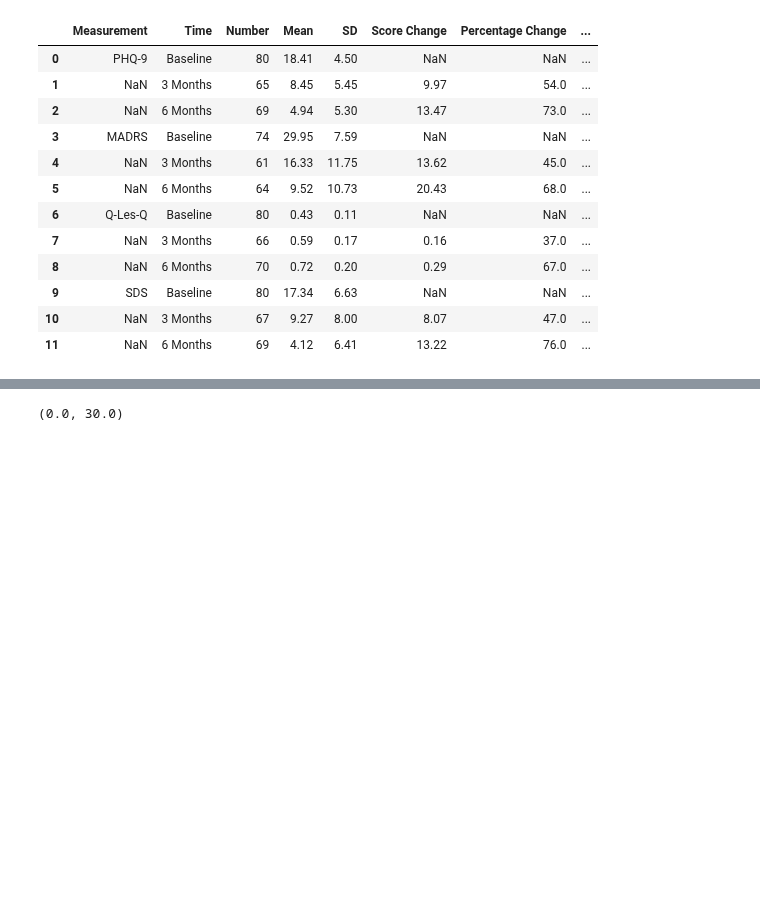
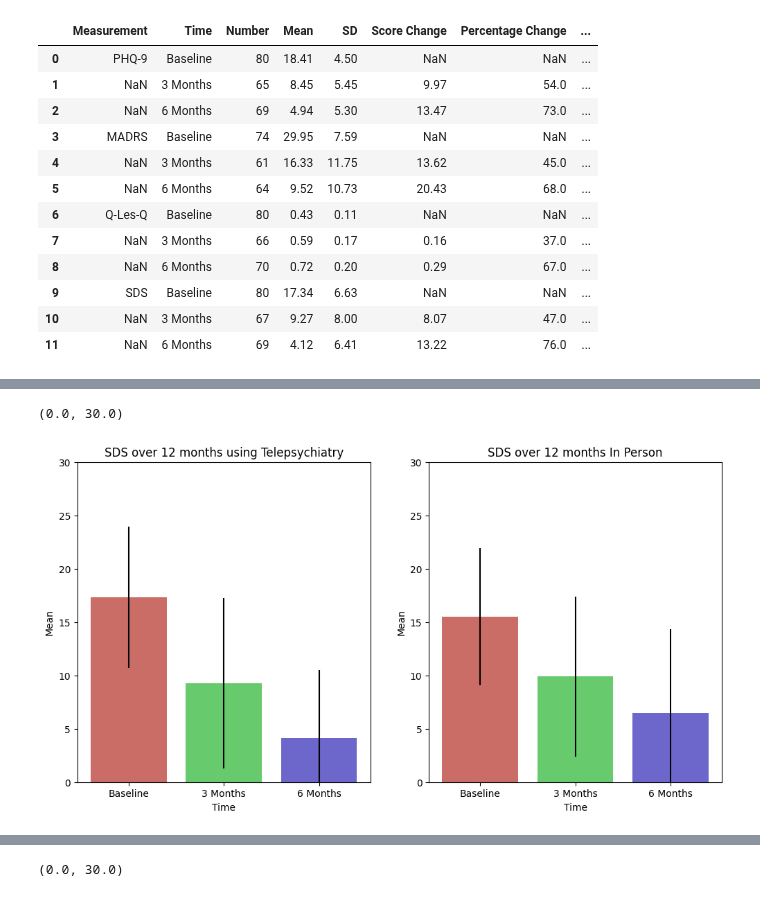
Before and after one commit to ematlock1/477-Final-Project, a Jupyter notebook: Psychiatry.ipynb, the cells around one changed output, grey strips where cells are left out. Cells and saved outputs as stored; diff of their text form; code cells hidden in the pictures; blank space fills up the shorter version.

```diff
--- a/Psychiatry.ipynb
+++ b/Psychiatry.ipynb
@@ -54,0 +138,21 @@ axes[0].set_ylim(0, 20)
+# %%
+#putting the graphs onto on plot
+fig, axes = plt.subplots(1,2, figsize=(12,6))
+barplot_1 = sns.barplot(tele_df[9:12], x='Time', y='Mean', palette=colors, hue = 'Time', legend =False, ax=axes[0])
+errors = np.array(tele_df['SD'][9:12])
+for i, bar in enumerate(barplot_1.patches):
+    bar_center = bar.get_x() + bar.get_width() / 2
+    axes[0].errorbar(bar_center, tele_df['Mean'][9+i], yerr=errors[i], fmt='none', color='black')
+axes[0].set_title("SDS over 12 months using Telepsychiatry")
+axes[0].set_ylim(0, 30)
+
+barplot_2 = sns.barplot(control_df[9:12], x='Time', y='Mean', palette=colors, hue = 'Time', legend =False, errorbar=("ci", 95), ax=axes[1])
+errors = np.array(control_df['SD'][9:12])
+for i, bar in enumerate(barplot_2.patches):
+    bar_center = bar.get_x() + bar.get_width() / 2
+    axes[1].errorbar(bar_center, control_df['Mean'][9+i], yerr=errors[i], fmt='none', color='black')
+axes[1].set_title("SDS over 12 months In Person")
+axes[1].set_ylim(0, 30)
+# %% [output]
+(0.0, 30.0)
+[figure, added]
```
Also changed, not shown: parts of 11 cells of this notebook.
